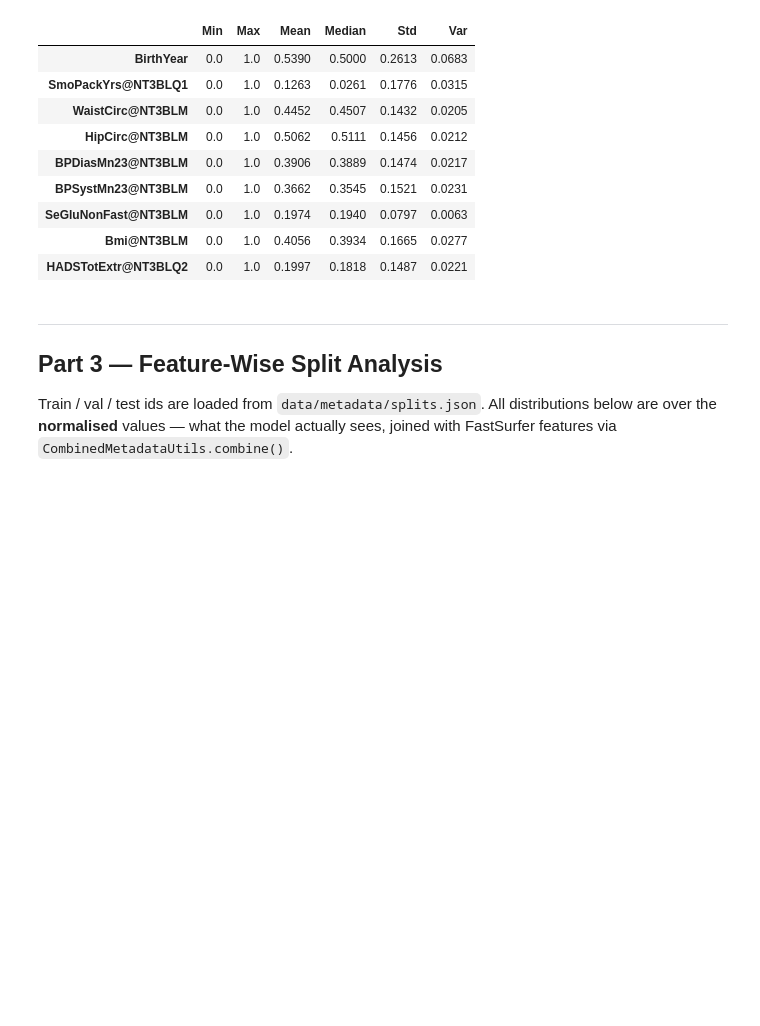
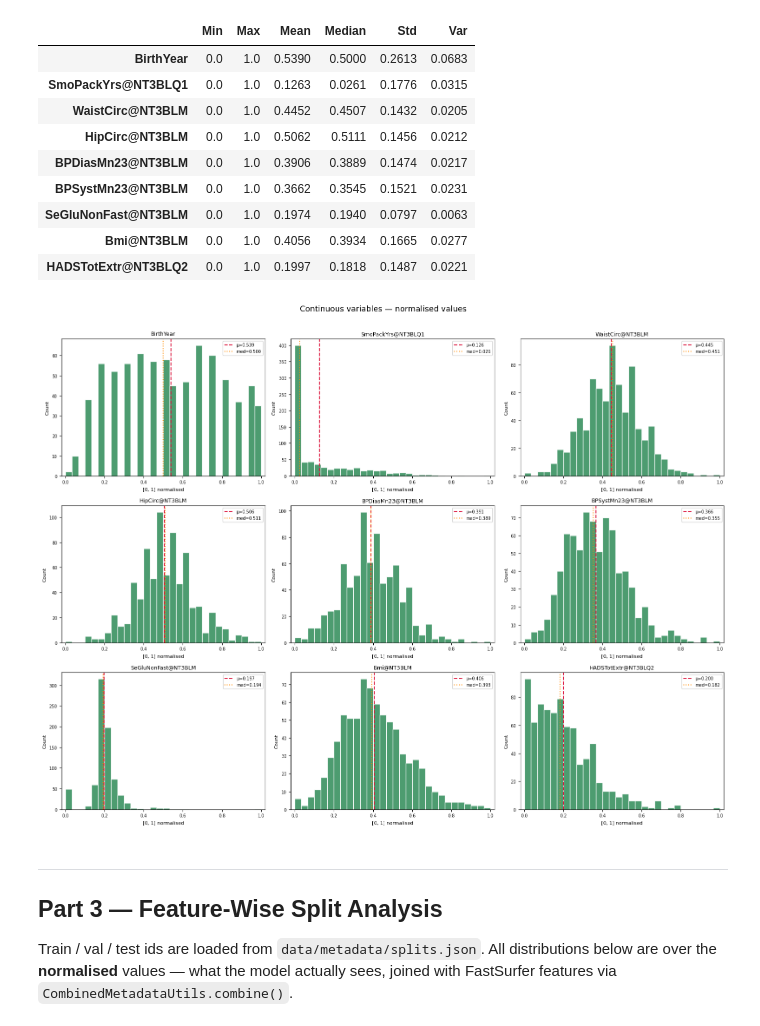
Before and after one commit to flippi321/NTNU-Master-project, a Jupyter notebook: feature_split_analysis.ipynb, the cells around one changed output. Saved outputs shown, nothing was run; the diff lists cells and outputs as text; code cells hidden in the pictures; blank space fills up the shorter version.

```diff
--- a/feature_split_analysis.ipynb
+++ b/feature_split_analysis.ipynb
@@ -326,6 +331,31 @@ All min ≈ 0, max ≈ 1 — distribution shape preserved.
 | SeGluNonFast@NT3BLM | 0.0 | 1.0 | 0.1974 | 0.1940 | 0.0797 | 0.0063 |
 | Bmi@NT3BLM | 0.0 | 1.0 | 0.4056 | 0.3934 | 0.1665 | 0.0277 |
 | HADSTotExtr@NT3BLQ2 | 0.0 | 1.0 | 0.1997 | 0.1818 | 0.1487 | 0.0221 |
+# %%
+ncols = 3
+nrows = (len(CONTINUOUS) + ncols - 1) // ncols
+fig, axes = plt.subplots(nrows, ncols, figsize=(16, 4 * nrows))
+for ax, col in zip(axes.flat, CONTINUOUS):
+    data = norm[col].dropna()
+    ax.hist(data, bins=30, color='seagreen', edgecolor='white', alpha=0.85)
+    ax.axvline(data.mean(),   color='crimson',    linestyle='--', lw=1.5,
+               label=f'μ={data.mean():.3f}')
+    ax.axvline(data.median(), color='darkorange', linestyle=':',  lw=1.5,
+               label=f'med={data.median():.3f}')
+    ax.set_title(col, fontsize=9)
+    ax.set_xlabel('[0, 1] normalised', fontsize=8)
+    ax.set_ylabel('Count', fontsize=8)
+    ax.set_xlim(-0.02, 1.02)
+    ax.legend(fontsize=7)
+    ax.tick_params(labelsize=7)
+for ax in axes.flat[len(CONTINUOUS):]:
+    ax.set_visible(False)
+plt.suptitle('Continuous variables — normalised values', fontsize=13, y=1.01)
+plt.tight_layout()
+plt.savefig(f'{FIG_DIR}/norm_continuous_hist.png', dpi=150, bbox_inches='tight')
+plt.show()
+# %% [output]
+[figure, added]
 # %% [markdown]
 ---
 ## Part 3 — Feature-Wise Split Analysis
```
Also changed, not shown: parts of 5 cells of this notebook, 6 other files.
